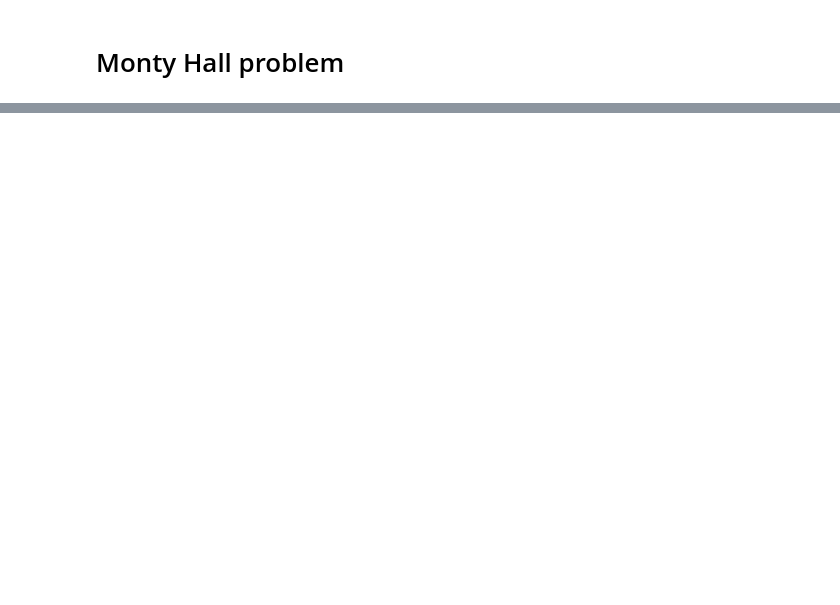
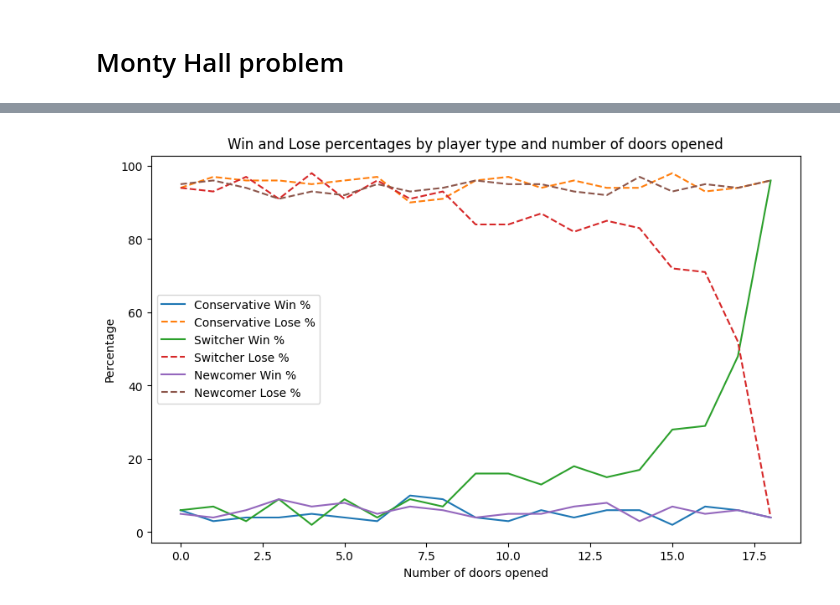
Before and after one commit to domvol/astrostatistics_bicocca_2025, a Jupyter notebook: Time_to_get_you_hands_dirty/Monty_haal_problem.ipynb, the cells around one changed output, grey strips where cells are left out. Drawn from its saved outputs; the diff is of its cells as text; code cells hidden in the pictures; blank space fills up the shorter version.

```diff
--- a/Time_to_get_you_hands_dirty/Monty_haal_problem.ipynb
+++ b/Time_to_get_you_hands_dirty/Monty_haal_problem.ipynb
@@ -37,0 +99,73 @@ After swap: Win percentage: 49.3%, Lose percentage: 50.7%
+# %%
+import numpy as np
+import matplotlib.pyplot as plt
+
+trials = 100
+num_doors = 20
+results = []
+
+for doors_to_open in range(num_doors-1):
+    # Reset counters for each number of doors to open
+    win_cons = 0
+    lose_cons = 0
+    win_swi = 0
+    lose_swi = 0
+    win_new = 0
+    lose_new = 0
+    trial = []  # Reset trial list
+
+    # Generate new trials
+    for i in range(trials):
+        doors = np.zeros(num_doors, dtype=int)
+        doors[np.random.randint(0, num_doors)] = 1
+        trial.append(doors)
+
+    # Run the game for each trial
+    for doors in trial:
+        conservative_choice = np.random.randint(0, num_doors)  # Use randint instead of choice
+        if doors[conservative_choice] == 1:
+            win_cons += 1
+        else:
+            lose_cons += 1
+
+        available_doors = [i for i in range(num_doors) if doors[i] == 0 and i != conservative_choice]
+        opened_N_door = np.random.choice(available_doors, size=doors_to_open, replace=False)
+        other_doors = [i for i in range(num_doors) if i not in opened_N_door and i != conservative_choice]
+
+        if len(other_doors) > 0:  # Make sure there are doors left to switch to
+            switcher = other_doors[0]
+            if doors[switcher] == 1:
+                win_swi += 1
+            else:
+                lose_swi += 1
+
+        newcomer = np.random.randint(0, num_doors)  # Use randint instead of choice
+        if doors[newcomer] == 1:
+            win_new += 1
+        else:
+            lose_new += 1
+
+    # Add results only once per doors_to_open value
+    results.append([
+        [doors_to_open, (win_cons*100)/trials, (lose_cons*100)/trials],
+        [doors_to_open, (win_swi*100)/trials, (lose_swi*100)/trials],
+        [doors_to_open, (win_new*100)/trials, (lose_new*100)/trials]
+    ])
+
+# Convert results to a numpy array for easier manipulation
+results_array = np.array(results)
+
+# Plot the results
+fig, ax = plt.subplots(figsize=(10, 6))
+
+for i, player_type in enumerate(['Conservative', 'Switcher', 'Newcomer']):
+    ax.plot(results_array[:, i, 0], results_array[:, i, 1], label=f'{player_type} Win %')
+    ax.plot(results_array[:, i, 0], results_array[:, i, 2], label=f'{player_type} Lose %', linestyle='--')
+
+ax.set_title('Win and Lose percentages by player type and number of doors opened')
+ax.set_xlabel('Number of doors opened')
+ax.set_ylabel('Percentage')
+ax.legend()
+plt.show()
+# %% [output]
+[figure, added]
```
Also changed, not shown: parts of 3 cells of this notebook.
